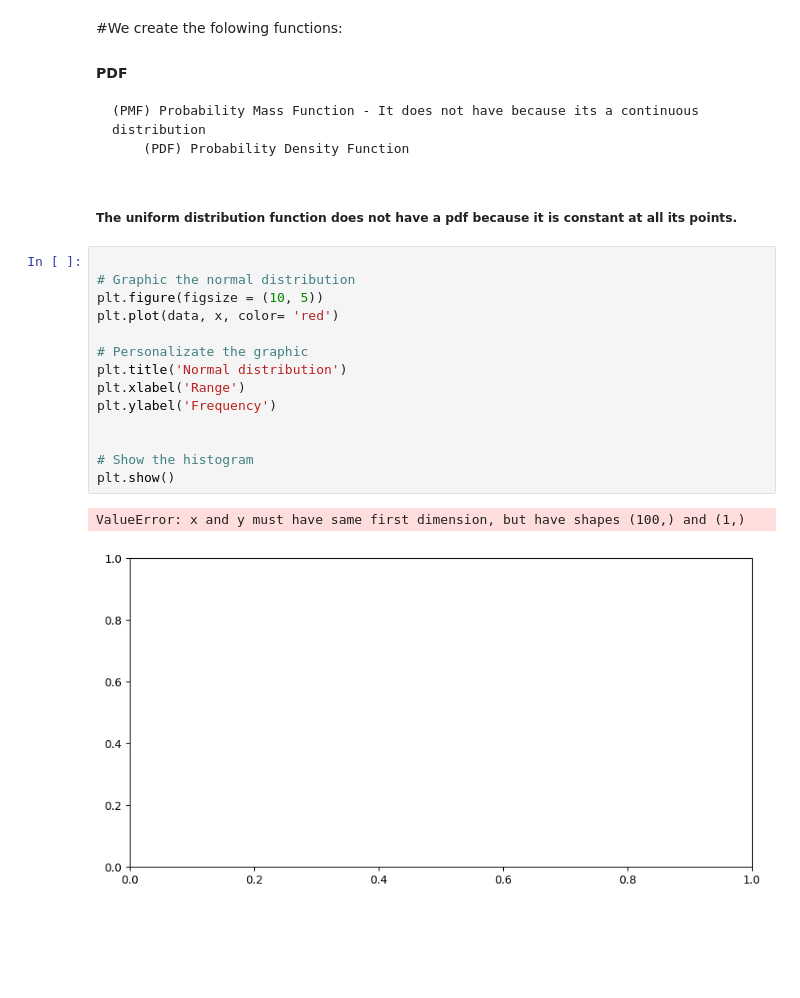
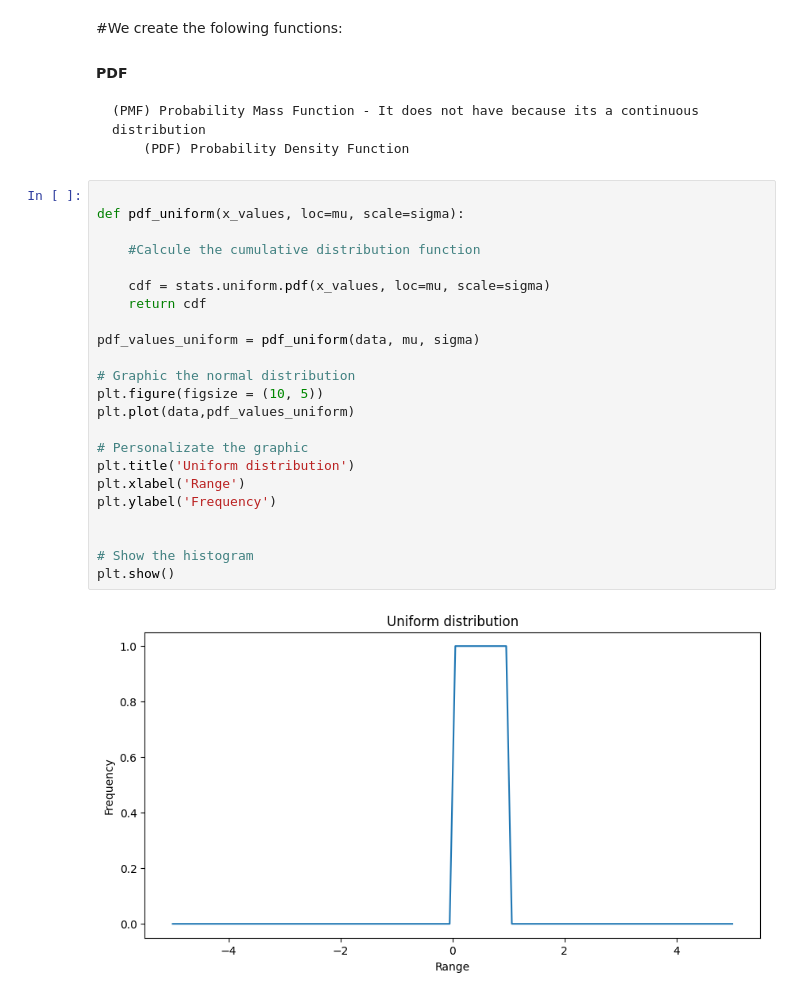
Before and after one commit to gutierenmanuel/probability-distribution-exercises-project-with-python, a Jupyter notebook: notebook/problems.ipynb, the cells around one changed output. Cells and saved outputs as stored; diff of their text form; blank space fills up the shorter version.

Commit message:
all graphics done

```diff
--- a/notebook/problems.ipynb
+++ b/notebook/problems.ipynb
@@ -231,22 +231,28 @@ data = np.linspace(-5, 5, step_size)
 
     (PMF) Probability Mass Function - It does not have because its a continuous distribution
         (PDF) Probability Density Function
-# %% [markdown]
-##### The uniform distribution function does not have a pdf because it is constant at all its points.
 # %%
+
+def pdf_uniform(x_values, loc=mu, scale=sigma):
+
+    #Calcule the cumulative distribution function
+
+    cdf = stats.uniform.pdf(x_values, loc=mu, scale=sigma)
+    return cdf
+
+pdf_values_uniform = pdf_uniform(data, mu, sigma)
 
 # Graphic the normal distribution
 plt.figure(figsize = (10, 5))
-plt.plot(data, x, color= 'red')
+plt.plot(data,pdf_values_uniform)
 
 # Personalizate the graphic
-plt.title('Normal distribution')
+plt.title('Uniform distribution')
 plt.xlabel('Range')
 plt.ylabel('Frequency')
 
 
 # Show the histogram
 plt.show()
 # %% [output]
-ValueError: x and y must have same first dimension, but have shapes (100,) and (1,)
-[figure, old version]
+[figure, new version]
```
Also changed, not shown: parts of 10 cells of this notebook.
